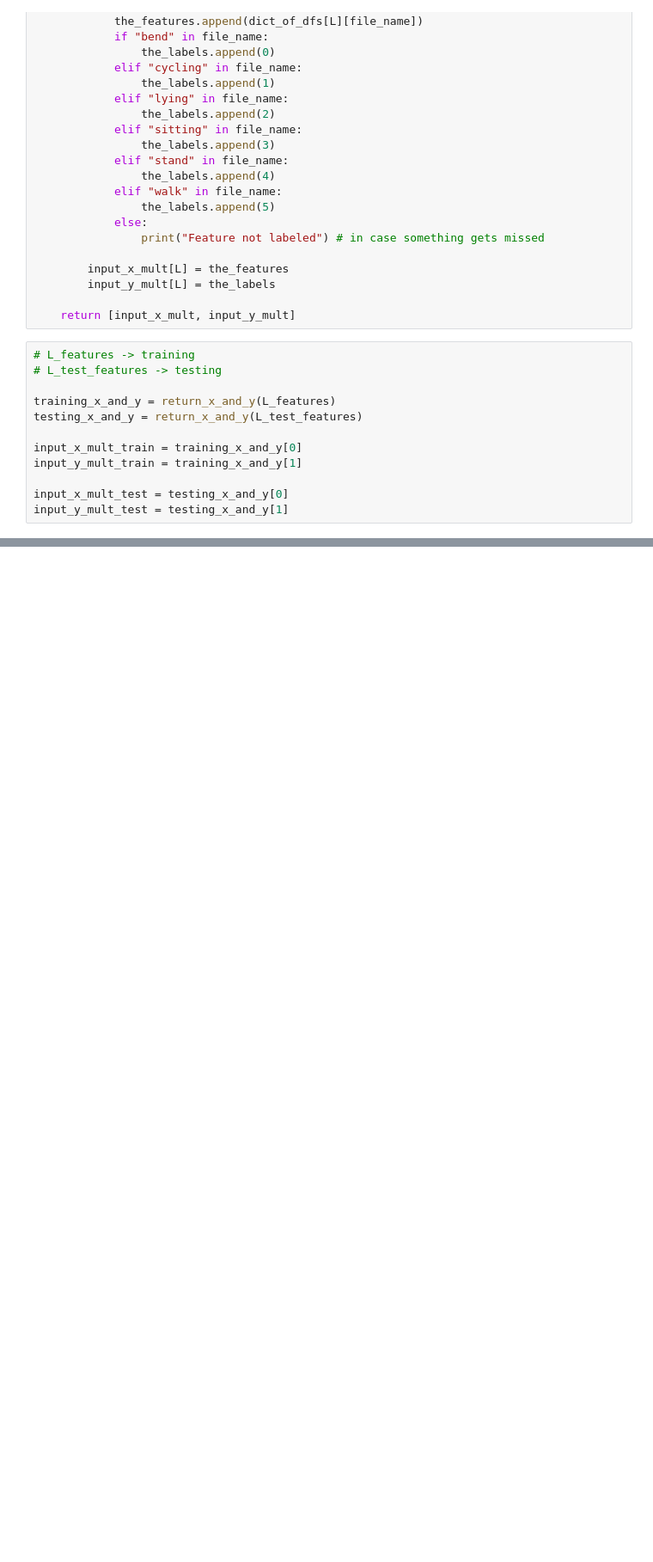
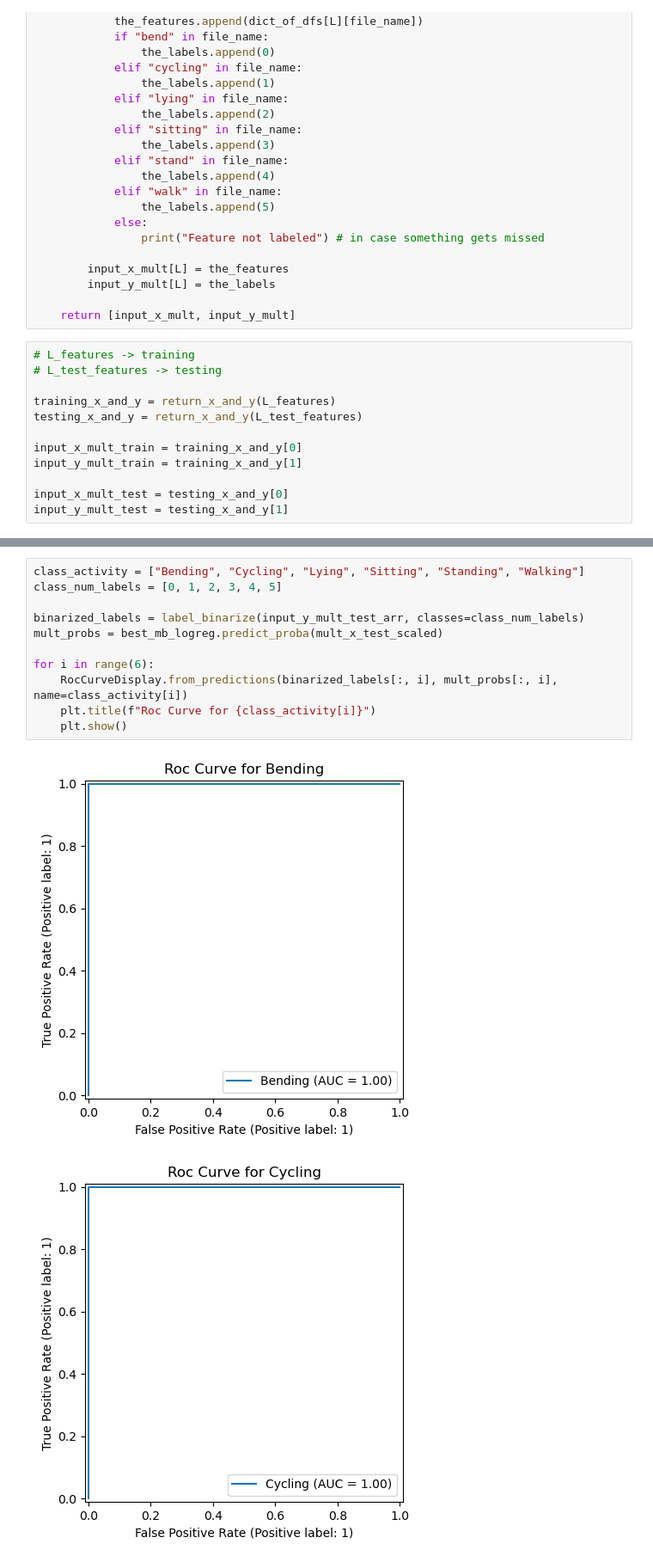
Before and after one commit to brynndafoe02/dsci552_summer2026, a Jupyter notebook: Dafoe_Brynn_HW4/notebook/Dafoe_Brynn_HW4.ipynb, the cells around one changed output, grey strips where cells are left out. Shown at 86% size. Saved outputs shown, nothing was run; the diff lists cells and outputs as text; blank space fills up the shorter version.

```diff
--- a/Dafoe_Brynn_HW4/notebook/Dafoe_Brynn_HW4.ipynb
+++ b/Dafoe_Brynn_HW4/notebook/Dafoe_Brynn_HW4.ipynb
@@ -1221 +1223,15 @@ Multinomial Confusion Matrix: [[4 0 0 0 0 0]
 - One instance of sitting was classified as standing, but everything else was classified correctly.
+# %%
+class_activity = ["Bending", "Cycling", "Lying", "Sitting", "Standing", "Walking"]
+class_num_labels = [0, 1, 2, 3, 4, 5]
+
+binarized_labels = label_binarize(input_y_mult_test_arr, classes=class_num_labels)
+mult_probs = best_mb_logreg.predict_proba(mult_x_test_scaled)
+
+for i in range(6):
+    RocCurveDisplay.from_predictions(binarized_labels[:, i], mult_probs[:, i], name=class_activity[i])
+    plt.title(f"Roc Curve for {class_activity[i]}")
+    plt.show()
+# %% [output]
+[figure, added]
+[figure, added]
```
Also changed, not shown: parts of 6 cells of this notebook.
